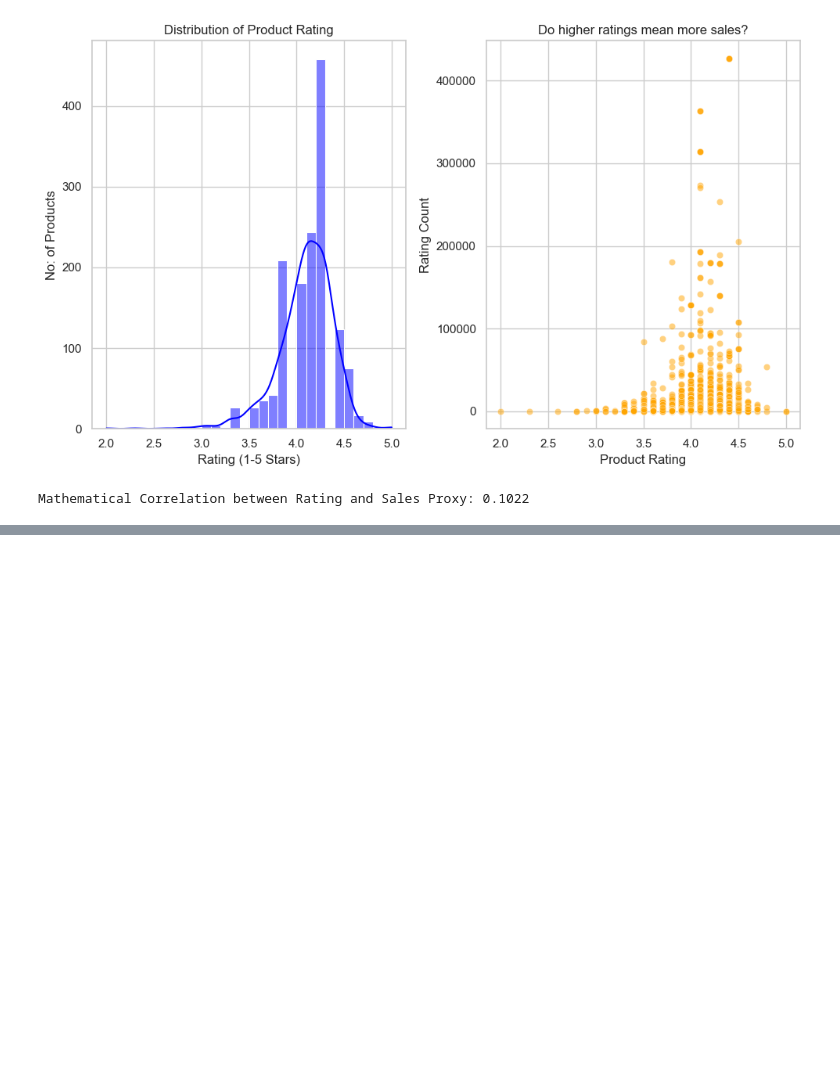
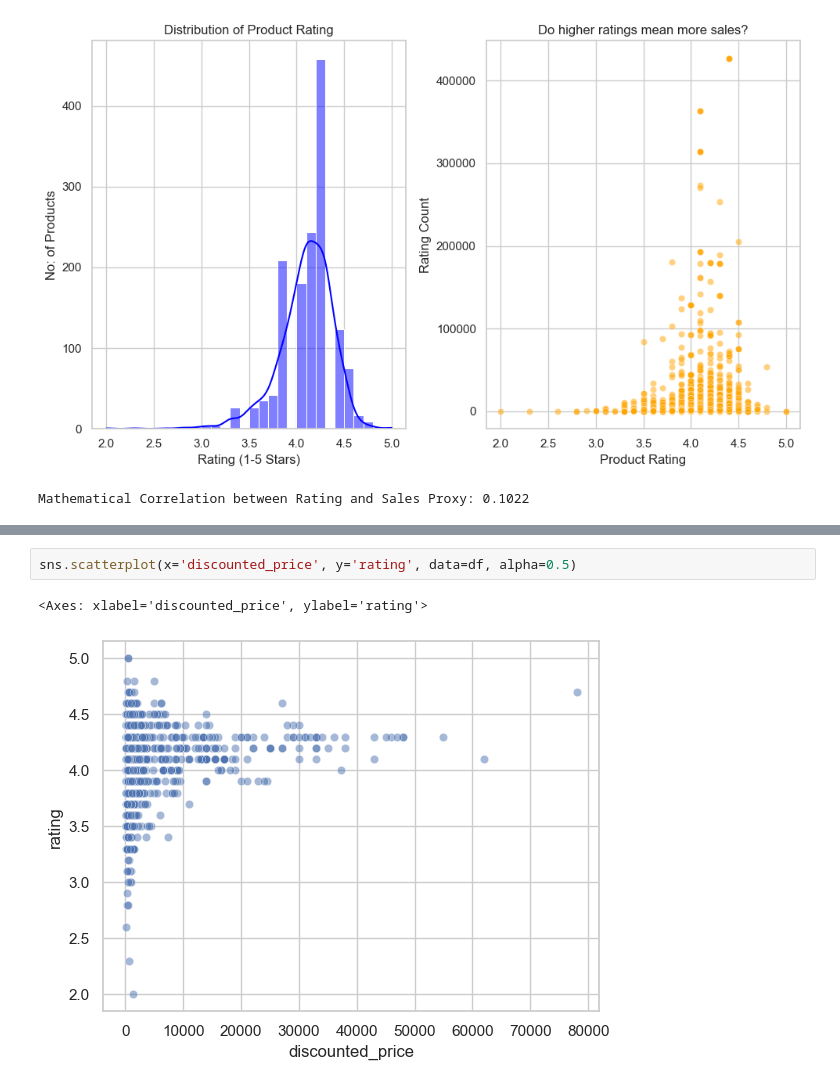
Before and after one commit to lwinmp/machine_learning_projects, a Jupyter notebook: Amazon Sale Prediction/amazon sale prediction.ipynb, the cells around one changed output, grey strips where cells are left out. Saved outputs shown, nothing was run; the diff lists cells and outputs as text; blank space fills up the shorter version.

```diff
--- a/Amazon Sale Prediction/amazon sale prediction.ipynb
+++ b/Amazon Sale Prediction/amazon sale prediction.ipynb
@@ -353,0 +328,5 @@ Mathematical Correlation between Rating and Sales Proxy: 0.1022
+# %%
+sns.scatterplot(x='discounted_price', y='rating', data=df, alpha=0.5)
+# %% [output]
+<Axes: xlabel='discounted_price', ylabel='rating'>
+[figure, added]
```
Also changed, not shown: parts of 28 cells of this notebook.
